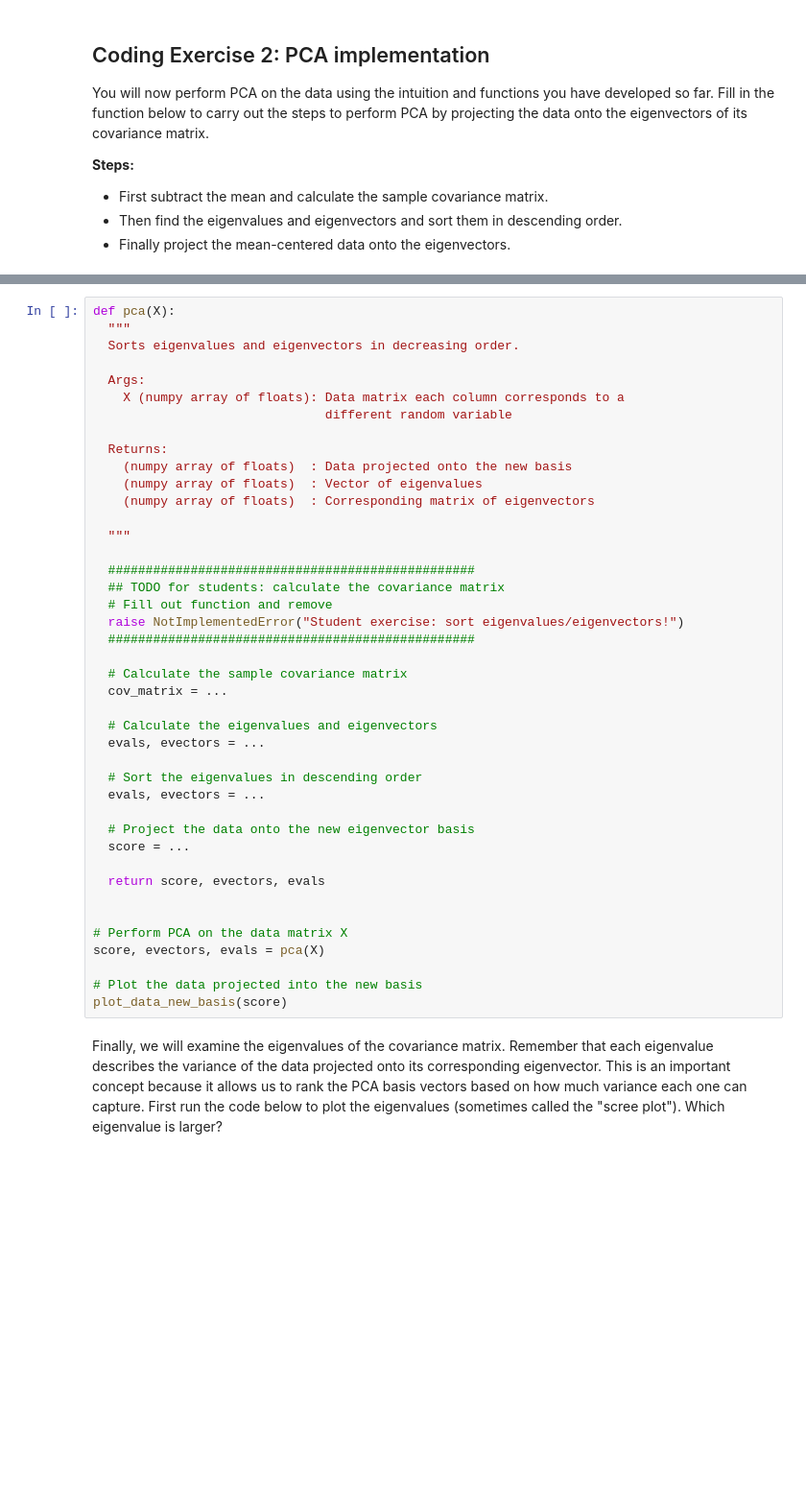
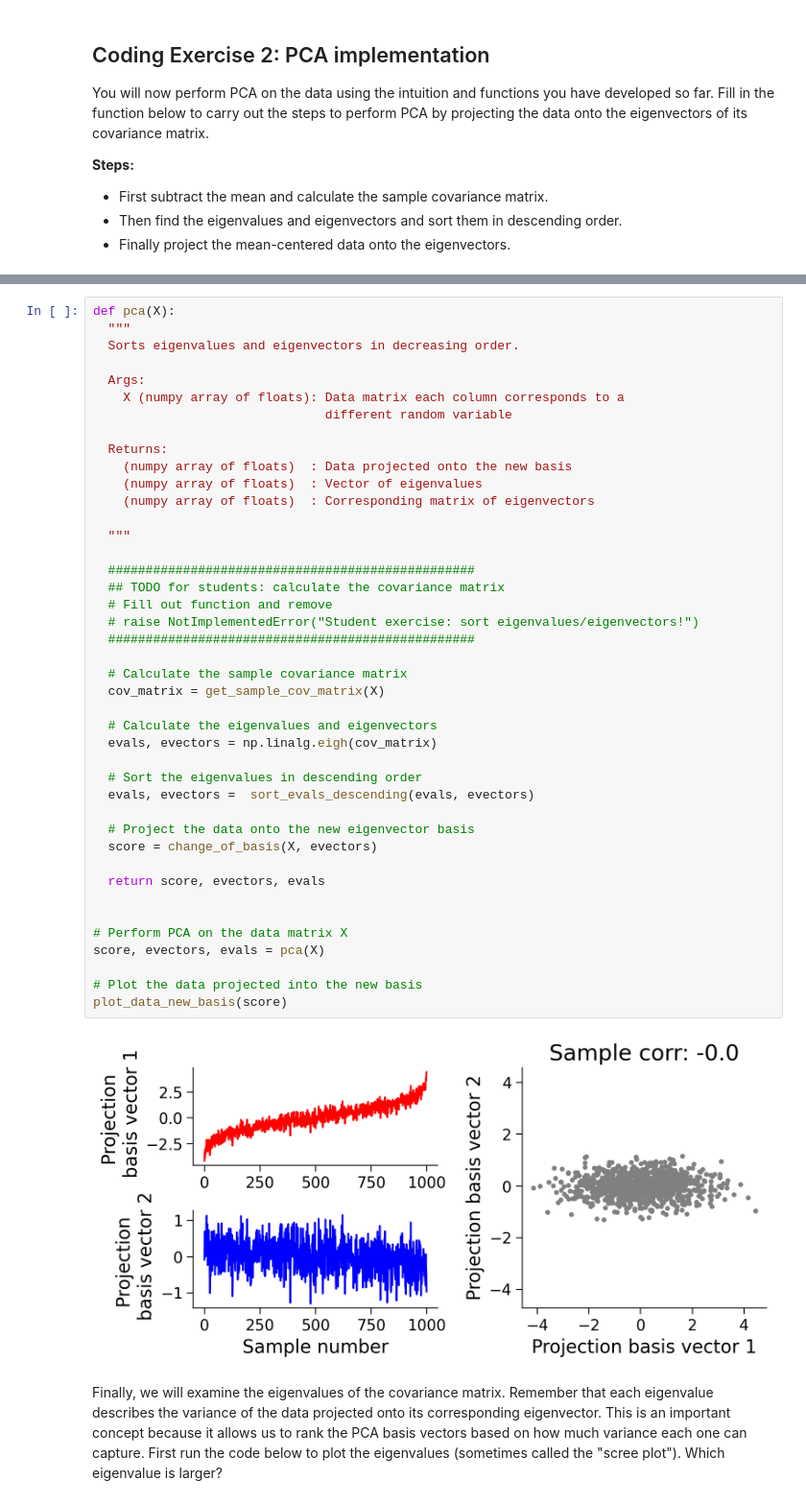
Before and after one commit to EugOT/compneuro, a Jupyter notebook: notebooks/2023-11-19-PCA.ipynb, the cells around one changed output, grey strips where cells are left out. Shown: that part at 96% size. Cells and saved outputs as stored; diff of their text form; blank space fills up the shorter version.

```diff
--- a/notebooks/2023-11-19-PCA.ipynb
+++ b/notebooks/2023-11-19-PCA.ipynb
@@ -402,38 +457,40 @@ def pca(X):
                                different random variable
 
   Returns:
     (numpy array of floats)  : Data projected onto the new basis
     (numpy array of floats)  : Vector of eigenvalues
     (numpy array of floats)  : Corresponding matrix of eigenvectors
 
   """
 
   #################################################
   ## TODO for students: calculate the covariance matrix
   # Fill out function and remove
-  raise NotImplementedError("Student exercise: sort eigenvalues/eigenvectors!")
+  # raise NotImplementedError("Student exercise: sort eigenvalues/eigenvectors!")
   #################################################
 
   # Calculate the sample covariance matrix
-  cov_matrix = ...
+  cov_matrix = get_sample_cov_matrix(X)
 
   # Calculate the eigenvalues and eigenvectors
-  evals, evectors = ...
+  evals, evectors = np.linalg.eigh(cov_matrix)
 
   # Sort the eigenvalues in descending order
-  evals, evectors = ...
+  evals, evectors =  sort_evals_descending(evals, evectors)
 
   # Project the data onto the new eigenvector basis
-  score = ...
+  score = change_of_basis(X, evectors)
 
   return score, evectors, evals
 
 
 # Perform PCA on the data matrix X
 score, evectors, evals = pca(X)
 
 # Plot the data projected into the new basis
 plot_data_new_basis(score)
+# %% [output]
+[figure, added]
 # %% [markdown]
    Finally, we will examine the eigenvalues of the covariance matrix. Remember that each eigenvalue describes the variance of the data projected onto its corresponding eigenvector. This is an important concept because it allows us to rank the PCA basis vectors based on how much variance each one can capture. First run the code below to plot the eigenvalues (sometimes called the "scree plot"). Which eigenvalue is larger?
 # %%
```
Also changed, not shown: parts of 9 cells of this notebook.
